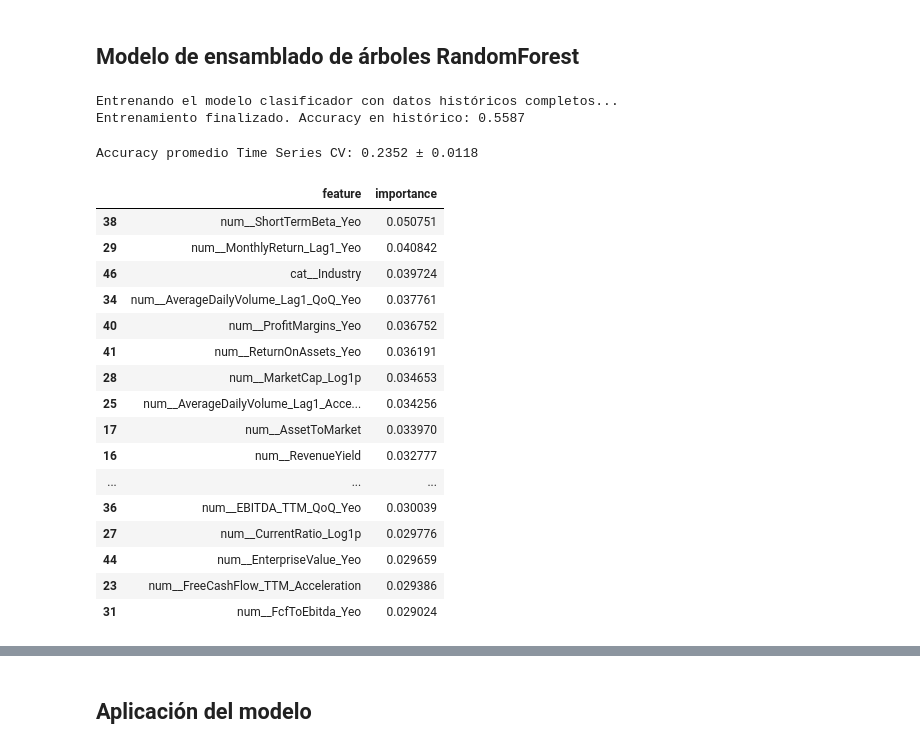
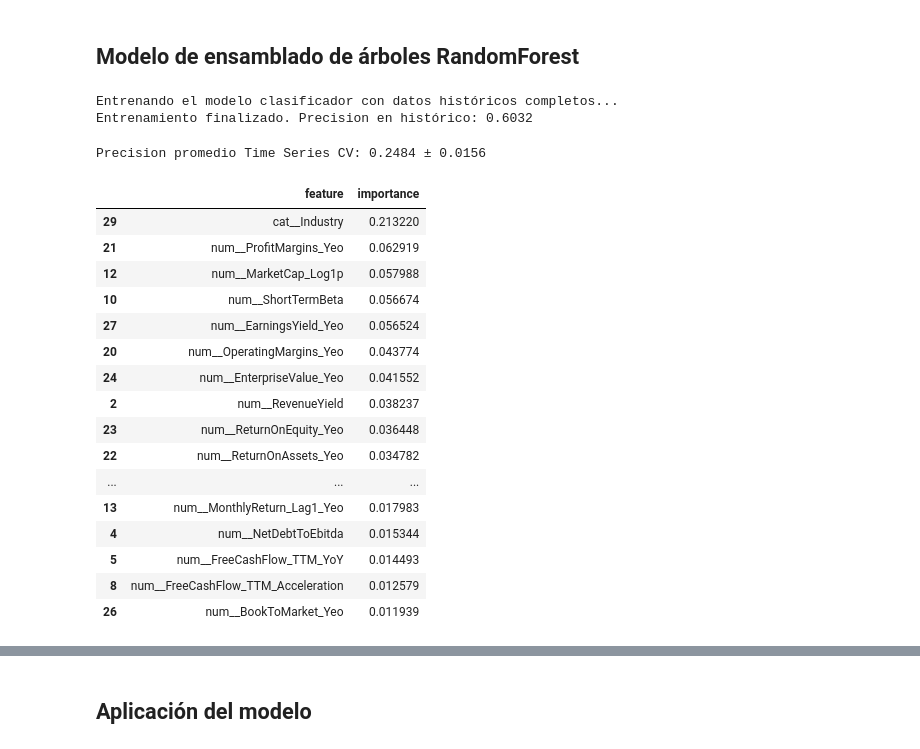
Before and after one commit to sebakremis/FinDataMining, a Jupyter notebook: 03_Notebook_Modelado.ipynb, the cells around one changed output, grey strips where cells are left out. Cells and saved outputs as stored; diff of their text form; code cells hidden in the pictures.

```diff
--- a/03_Notebook_Modelado.ipynb
+++ b/03_Notebook_Modelado.ipynb
@@ -46,7 +46,10 @@ memory usage: 17.2+ MB
 # %% [markdown]
 ## Feature Engineering
 # %%
-# Sección reservada para crear variables en la fase de modelado.
+# Celda reservada para probar la creación de variables en la fase de modelado.
+
+# Crear label binaria: para simplificar la clasificación, 1 si es el Quintil 5
+df['Target_Top_Quintile'] = np.where(df['MonthlyExcessReturn_Quantile'] == 5, 1, 0)
 # %% [markdown]
 ## Modelo de ensamblado de árboles RandomForest
 # %%
@@ -58,13 +61,23 @@ df.sort_values(by='Date', inplace=True)
 # Columnas Financieras: las columnas originales del balance. No son predictores, las mantuve para poder incluirlas en el reporte final
 cols_financieras = obtener_cols_financieras()
 
+# Columnas flag: las quito por su baja relevancia
+cols_flag = obtener_cols_flag(df)
+
 # Excluir las variables que tengan baja importancia para reducir el ruido
 variables_no_significativas = [
+    'AverageDailyVolume_Lag1_YoY_Yeo',
+    'FreeCashFlow_TTM_QoQ',
+    'CapitalExpenditure_TTM_QoQ',
+    'AverageDailyVolume_Lag1_Acceleration',
+    'CapitalExpenditure_TTM_YoY',
+    'CurrentRatio_Log1p'
 ]
 
-predictores_a_eliminar = cols_financieras + variables_no_significativas + [
+predictores_a_eliminar = cols_financieras + cols_flag + variables_no_significativas + [
     # Variable objetivo
     'MonthlyExcessReturn_Quantile',
+    'Target_Top_Quintile',
 
     # Variables de volumen y precios crudos:
     # No tiene sentido utilizarlas habiendo multiples tickers
@@ -79,7 +92,7 @@ predictores_a_eliminar = cols_financieras + variables_no_significativas + [
     ]
 
 # Se define la variable objetivo (categórica)
-label = 'MonthlyExcessReturn_Quantile'
+label = 'Target_Top_Quintile'
 
 # Se separan los datos pasados de los del mes actual
 # X_train / y_train: Todos los meses históricos completamente cerrados
@@ -103,22 +116,23 @@ pipe = Pipeline([
     ('pre', preprocessor),
     ('model', RandomForestClassifier(
         random_state=42,
-        n_estimators=300,
-        max_depth=15,
-        min_samples_leaf=20,
-        max_features=0.5,
-        max_samples= 0.8,
-        min_samples_split= 50
+        n_estimators=400,
+        max_depth=3,
+        min_samples_leaf=50,
+        min_samples_split= 100,
+        max_samples= 0.5,
+        max_features=0.1,
+        class_weight='balanced'
         ))
 ])
 
 print("Entrenando el modelo clasificador con datos históricos completos...")
 pipe.fit(X_train, y_train)
 accuracy_completa = pipe.score(X_train, y_train)
-print(f"Entrenamiento finalizado. Accuracy en histórico: {accuracy_completa:.4f}")
+print(f"Entrenamiento finalizado. Precision en histórico: {accuracy_completa:.4f}")
 # %% [output]
 Entrenando el modelo clasificador con datos históricos completos...
-Entrenamiento finalizado. Accuracy en histórico: 0.5587
+Entrenamiento finalizado. Precision en histórico: 0.6032
 # %%
 # Test de validación cruzada
 # Configurar el validador de series temporales
@@ -130,43 +144,43 @@ cross_val_scores = cross_val_score(
     X=X_train,
     y=y_train,
     cv=tscv,
-    scoring='accuracy',
+    scoring='precision',
     n_jobs=-1
 )
 
-print(f"Accuracy promedio Time Series CV: {cross_val_scores.mean():.4f} ± {cross_val_scores.std():.4f}")
+print(f"Precision promedio Time Series CV: {cross_val_scores.mean():.4f} ± {cross_val_scores.std():.4f}")
 # %% [output]
-Accuracy promedio Time Series CV: 0.2352 ± 0.0118
+Precision promedio Time Series CV: 0.2484 ± 0.0156
 # %%
 # Importancia de factores en el modelo
 rf_model = pipe.named_steps['model']
 importances = rf_model.feature_importances_
 
 # Obtener los nombres de las características después del preprocesamiento
 preprocessor = pipe.named_steps['pre']
 feature_names = preprocessor.get_feature_names_out()
 
 feature_importance_df = pd.DataFrame({'feature': feature_names, 'importance': importances})
 feature_importance_df = feature_importance_df.sort_values(by='importance', ascending=False)
-feature_importance_df.head(20)
+feature_importance_df.head(25)
 # %% [output]
 |  | feature | importance |
-| 38 | num__ShortTermBeta_Yeo | 0.050751 |
-| 29 | num__MonthlyReturn_Lag1_Yeo | 0.040842 |
-| 46 | cat__Industry | 0.039724 |
-| 34 | num__AverageDailyVolume_Lag1_QoQ_Yeo | 0.037761 |
-| 40 | num__ProfitMargins_Yeo | 0.036752 |
-| 41 | num__ReturnOnAssets_Yeo | 0.036191 |
-| 28 | num__MarketCap_Log1p | 0.034653 |
-| 25 | num__AverageDailyVolume_Lag1_Acce... | 0.034256 |
-| 17 | num__AssetToMarket | 0.033970 |
-| 16 | num__RevenueYield | 0.032777 |
+| 29 | cat__Industry | 0.213220 |
+| 21 | num__ProfitMargins_Yeo | 0.062919 |
+| 12 | num__MarketCap_Log1p | 0.057988 |
+| 10 | num__ShortTermBeta | 0.056674 |
+| 27 | num__EarningsYield_Yeo | 0.056524 |
+| 20 | num__OperatingMargins_Yeo | 0.043774 |
+| 24 | num__EnterpriseValue_Yeo | 0.041552 |
+| 2 | num__RevenueYield | 0.038237 |
+| 23 | num__ReturnOnEquity_Yeo | 0.036448 |
+| 22 | num__ReturnOnAssets_Yeo | 0.034782 |
 | ... | ... | ... |
-| 36 | num__EBITDA_TTM_QoQ_Yeo | 0.030039 |
-| 27 | num__CurrentRatio_Log1p | 0.029776 |
-| 44 | num__EnterpriseValue_Yeo | 0.029659 |
-| 23 | num__FreeCashFlow_TTM_Acceleration | 0.029386 |
-| 31 | num__FcfToEbitda_Yeo | 0.029024 |
+| 13 | num__MonthlyReturn_Lag1_Yeo | 0.017983 |
+| 4 | num__NetDebtToEbitda | 0.015344 |
+| 5 | num__FreeCashFlow_TTM_YoY | 0.014493 |
+| 8 | num__FreeCashFlow_TTM_Acceleration | 0.012579 |
+| 26 | num__BookToMarket_Yeo | 0.011939 |
 # %%
 # Variables menos significativas
 feature_importance_df.tail(20)
```
Also changed, not shown: parts of 9 cells of this notebook, 3 other files.
